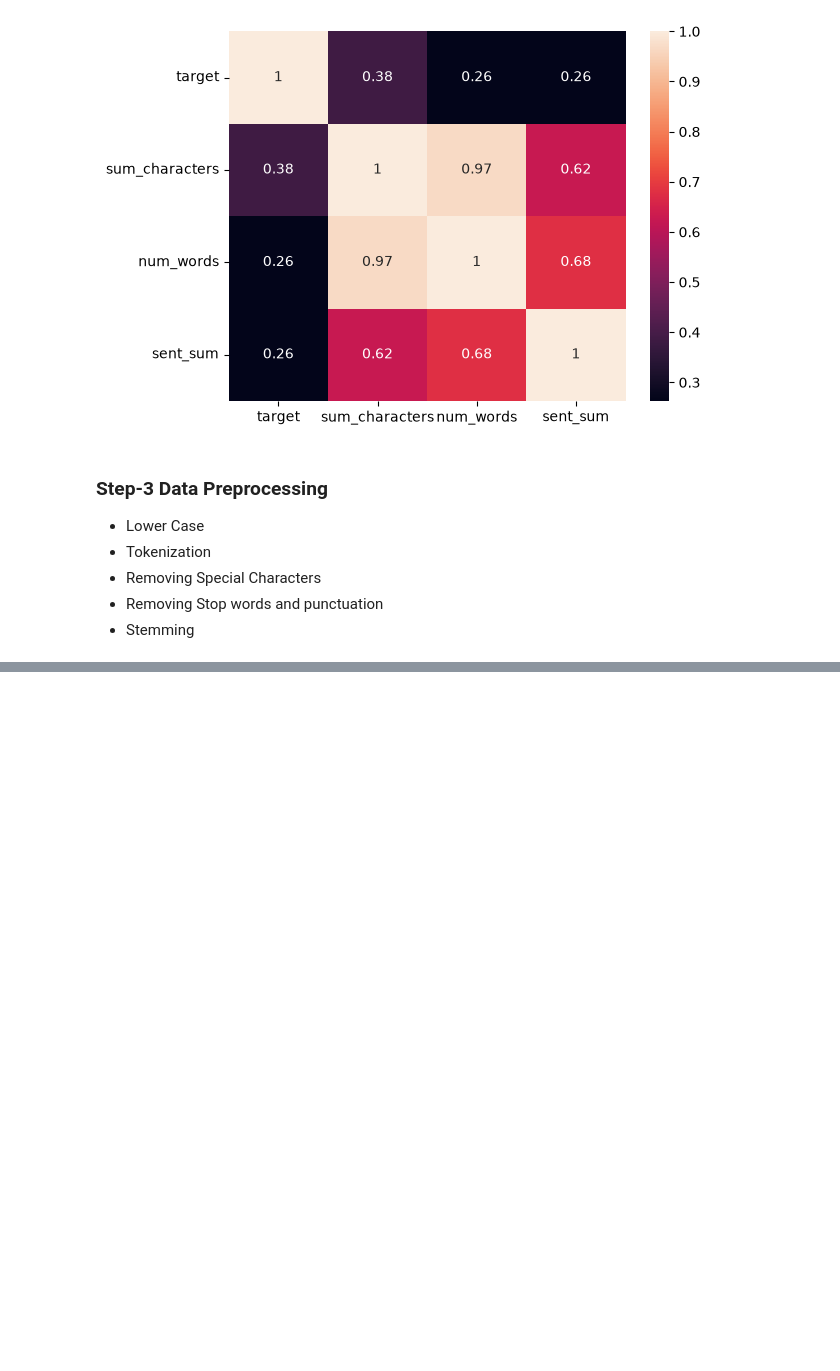
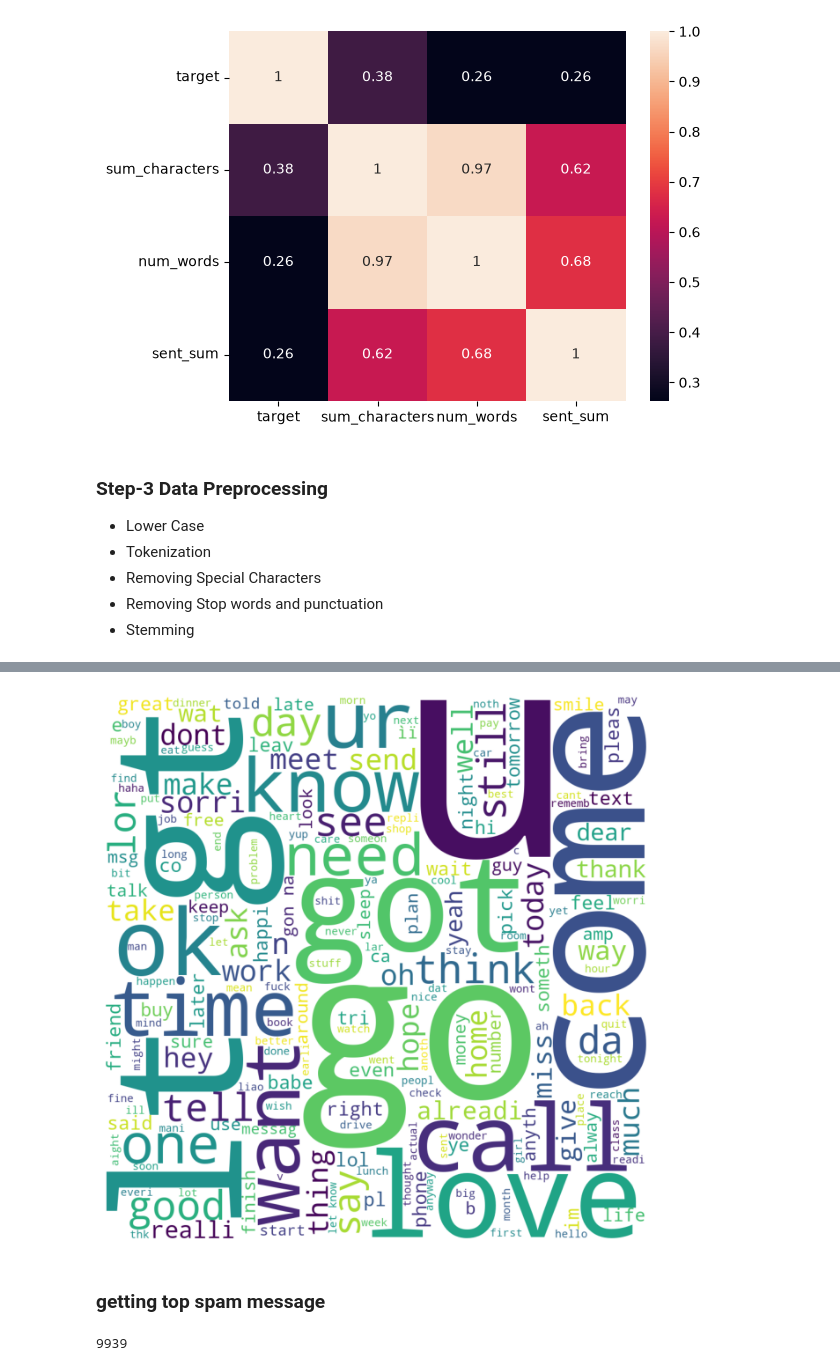
Before and after one commit to Ishwar-gupta/SMS-spam-classifier, a Jupyter notebook: spam_detection.ipynb, the cells around one changed output, grey strips where cells are left out. Cells and saved outputs as stored; diff of their text form; code cells hidden in the pictures; blank space fills up the shorter version.

```diff
--- a/spam_detection.ipynb
+++ b/spam_detection.ipynb
@@ -261,0 +375,4 @@ sns.heatmap(df.select_dtypes(include='number').corr(),annot=True)
+# %%
+from nltk.stem.porter import PorterStemmer
+ps = PorterStemmer()
+ps.stem("loving")
@@ -261,0 +457,13 @@ sns.heatmap(df.select_dtypes(include='number').corr(),annot=True)
+# %%
+# visualizing for ham message
+
+ham_wc = wc.generate(df[df['target'] == 0]['transformed_text'].str.cat(sep=" "))
+
+plt.figure(figsize=(8, 8))
+plt.imshow(ham_wc)
+plt.axis("off")   # Hide x and y axes
+plt.show()
+# %% [output]
+[figure, added]
+# %% [markdown]
+### getting top spam message
@@ -261,0 +476,4 @@ sns.heatmap(df.select_dtypes(include='number').corr(),annot=True)
+# %%
+len(spam_corpus)
+# %% [output]
+9939
```
Also changed, not shown: parts of 63 cells of this notebook.
